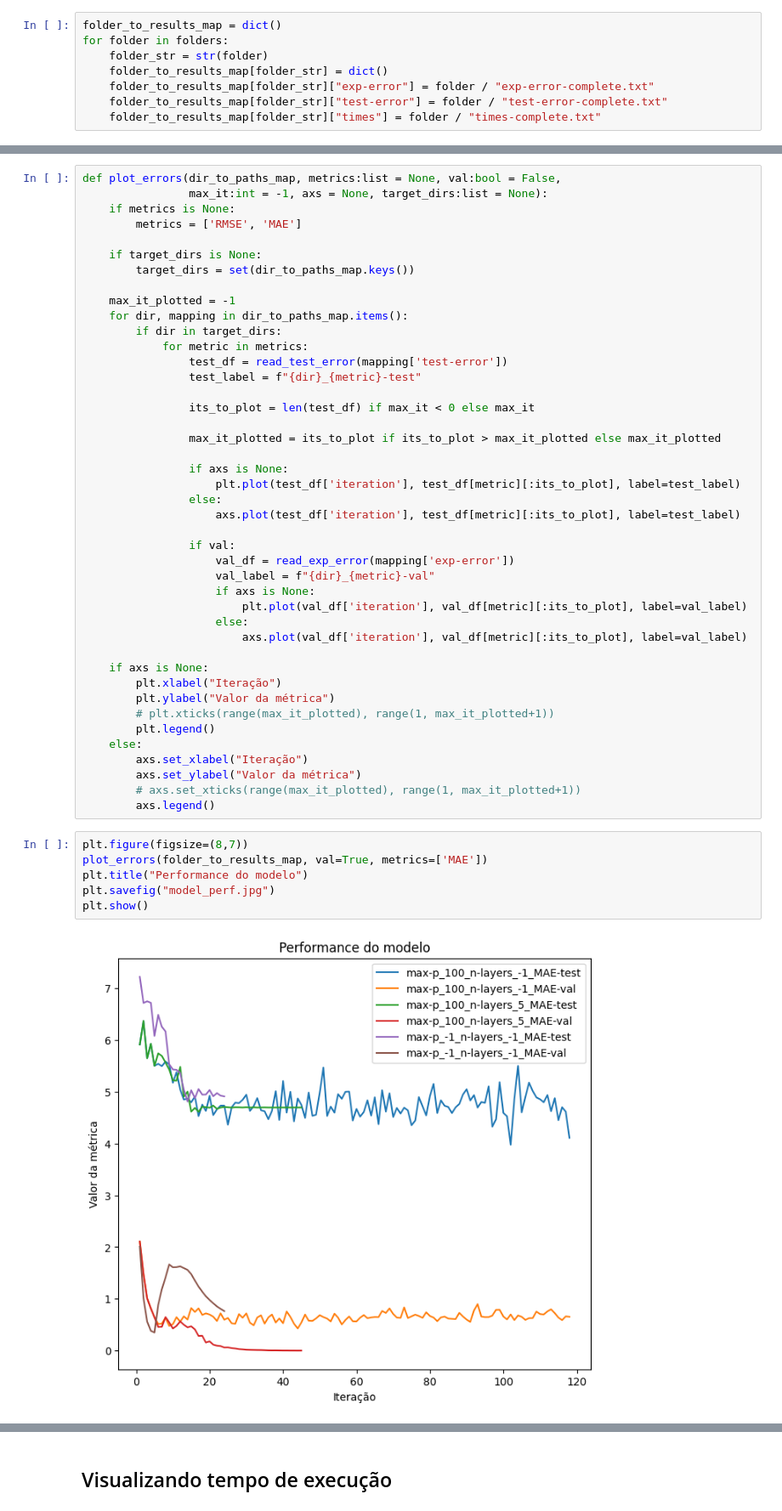
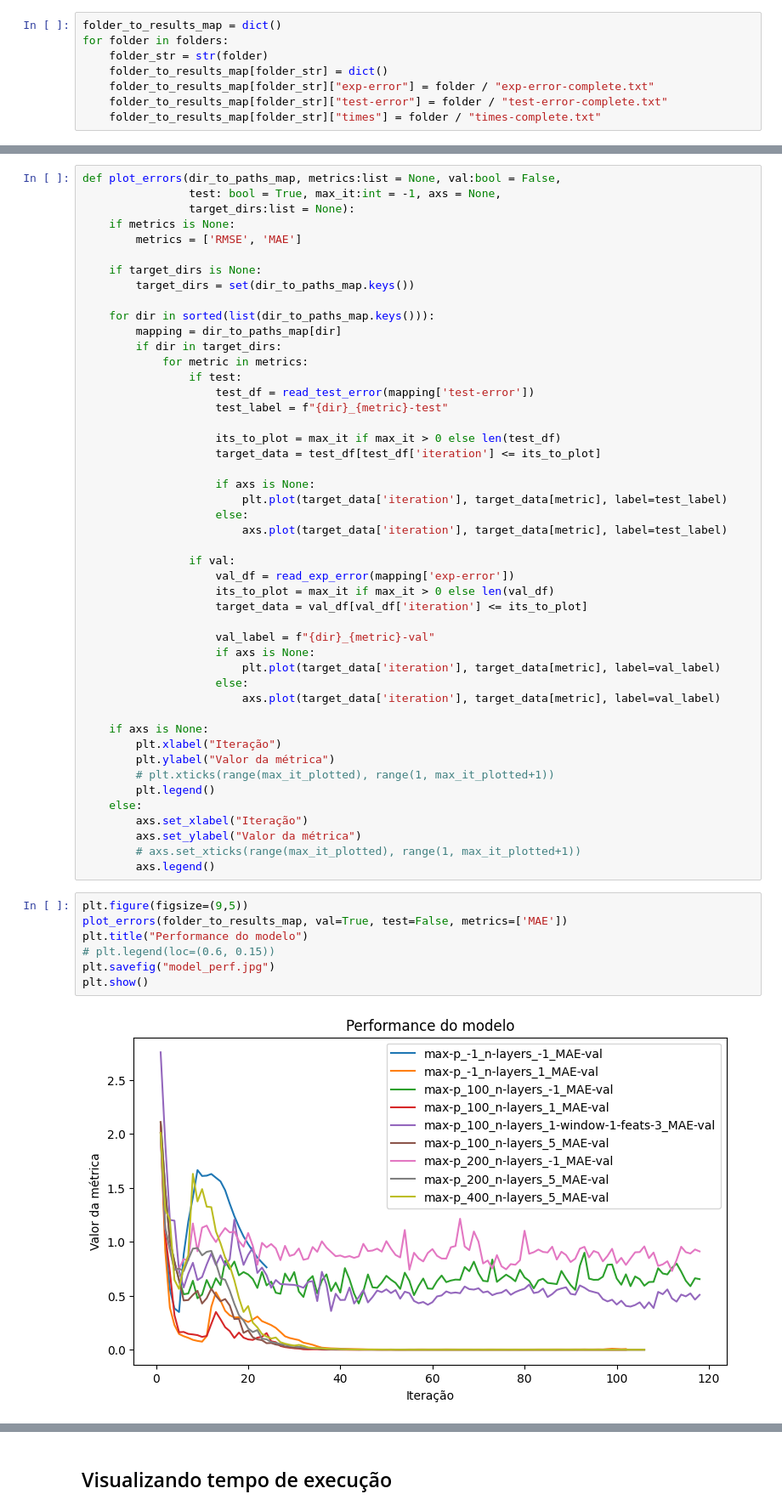
Before and after one commit to georgeteodoro/petroiageo, a Jupyter notebook: data/ANP/results/area_1/resultados-viz.ipynb, the cells around one changed output, grey strips where cells are left out. Shown at 85% size. Cells and saved outputs as stored; diff of their text form.

Commit message:
viz results

```diff
--- a/data/ANP/results/area_1/resultados-viz.ipynb
+++ b/data/ANP/results/area_1/resultados-viz.ipynb
@@ -39,35 +65,39 @@ for folder in folders:
 # %%
 def plot_errors(dir_to_paths_map, metrics:list = None, val:bool = False,
-                max_it:int = -1, axs = None, target_dirs:list = None):
+                test: bool = True, max_it:int = -1, axs = None,
+                target_dirs:list = None):
     if metrics is None:
         metrics = ['RMSE', 'MAE']
 
     if target_dirs is None:
         target_dirs = set(dir_to_paths_map.keys())
 
-    max_it_plotted = -1
-    for dir, mapping in dir_to_paths_map.items():
+    for dir in sorted(list(dir_to_paths_map.keys())):
+        mapping = dir_to_paths_map[dir]
         if dir in target_dirs:
             for metric in metrics:
-                test_df = read_test_error(mapping['test-error'])
-                test_label = f"{dir}_{metric}-test"
+                if test:
+                    test_df = read_test_error(mapping['test-error'])
+                    test_label = f"{dir}_{metric}-test"
 
-                its_to_plot = len(test_df) if max_it < 0 else max_it
+                    its_to_plot = max_it if max_it > 0 else len(test_df)
+                    target_data = test_df[test_df['iteration'] <= its_to_plot]
 
-                max_it_plotted = its_to_plot if its_to_plot > max_it_plotted else max_it_plotted
-
-                if axs is None:
-                    plt.plot(test_df['iteration'], test_df[metric][:its_to_plot], label=test_label)
-                else:
-                    axs.plot(test_df['iteration'], test_df[metric][:its_to_plot], label=test_label)
+                    if axs is None:
+                        plt.plot(target_data['iteration'], target_data[metric], label=test_label)
+                    else:
+                        axs.plot(target_data['iteration'], target_data[metric], label=test_label)
 
                 if val:
                     val_df = read_exp_error(mapping['exp-error'])
+                    its_to_plot = max_it if max_it > 0 else len(val_df)
+                    target_data = val_df[val_df['iteration'] <= its_to_plot]
+
                     val_label = f"{dir}_{metric}-val"
                     if axs is None:
-                        plt.plot(val_df['iteration'], val_df[metric][:its_to_plot], label=val_label)
+                        plt.plot(target_data['iteration'], target_data[metric], label=val_label)
                     else:
-                        axs.plot(val_df['iteration'], val_df[metric][:its_to_plot], label=val_label)
+                        axs.plot(target_data['iteration'], target_data[metric], label=val_label)
 
     if axs is None:
         plt.xlabel("Iteração")
@@ -80,10 +110,11 @@ def plot_errors(dir_to_paths_map, metrics:list = None, val:bool = False,
         # axs.set_xticks(range(max_it_plotted), range(1, max_it_plotted+1))
         axs.legend()
 # %%
-plt.figure(figsize=(8,7))
-plot_errors(folder_to_results_map, val=True, metrics=['MAE'])
+plt.figure(figsize=(9,5))
+plot_errors(folder_to_results_map, val=True, test=False, metrics=['MAE'])
 plt.title("Performance do modelo")
+# plt.legend(loc=(0.6, 0.15))
 plt.savefig("model_perf.jpg")
 plt.show()
 # %% [output]
-[figure, old version]
+[figure, new version]
```
Also changed, not shown: parts of 23 cells of this notebook.
